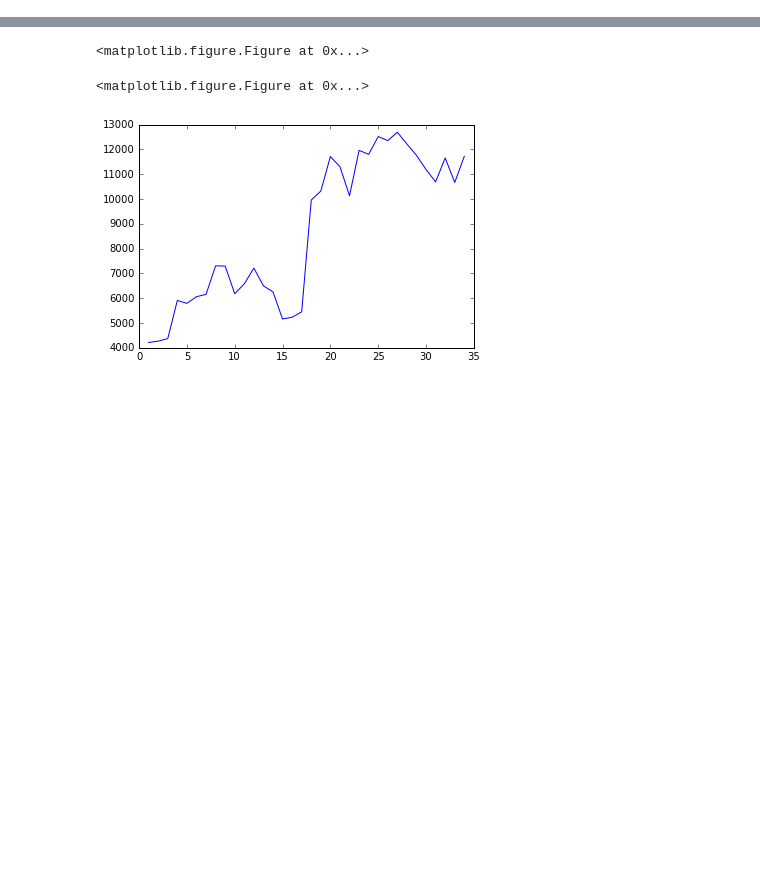
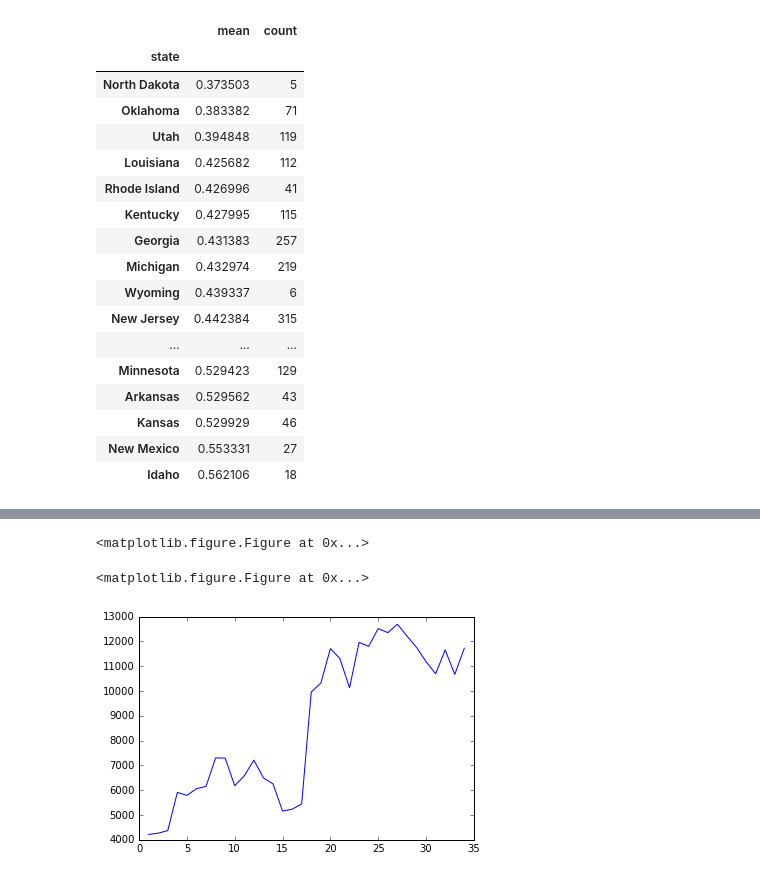
Before and after one commit to isaaclayton/jeopardy_project, a Jupyter notebook: dataviz_sandbox.ipynb, the cells around one changed output, grey strips where cells are left out. Drawn from its saved outputs; the diff is of its cells as text; code cells hidden in the pictures; blank space fills up the shorter version.

```diff
--- a/dataviz_sandbox.ipynb
+++ b/dataviz_sandbox.ipynb
@@ -568,0 +788,23 @@ stacked_eps.head()
+# %%
+#STATE DD WAGERS
+stacked_eps[DD_filter & (nov2001valuefilter(before_dd, post=False) | nov2001valuefilter(before_dd))]\
+.groupby('state')['DD_wager_percent'].agg({'mean': 'mean', 'count': 'count'}).sort_values(by='mean')
+# %% [output]
+|  | mean | count |
+| state |  |  |
+| North Dakota | 0.373503 | 5 |
+| Oklahoma | 0.383382 | 71 |
+| Utah | 0.394848 | 119 |
+| Louisiana | 0.425682 | 112 |
+| Rhode Island | 0.426996 | 41 |
+| Kentucky | 0.427995 | 115 |
+| Georgia | 0.431383 | 257 |
+| Michigan | 0.432974 | 219 |
+| Wyoming | 0.439337 | 6 |
+| New Jersey | 0.442384 | 315 |
+| ... | ... | ... |
+| Minnesota | 0.529423 | 129 |
+| Arkansas | 0.529562 | 43 |
+| Kansas | 0.529929 | 46 |
+| New Mexico | 0.553331 | 27 |
+| Idaho | 0.562106 | 18 |
```
Also changed, not shown: parts of 159 cells of this notebook, 23 other files.
